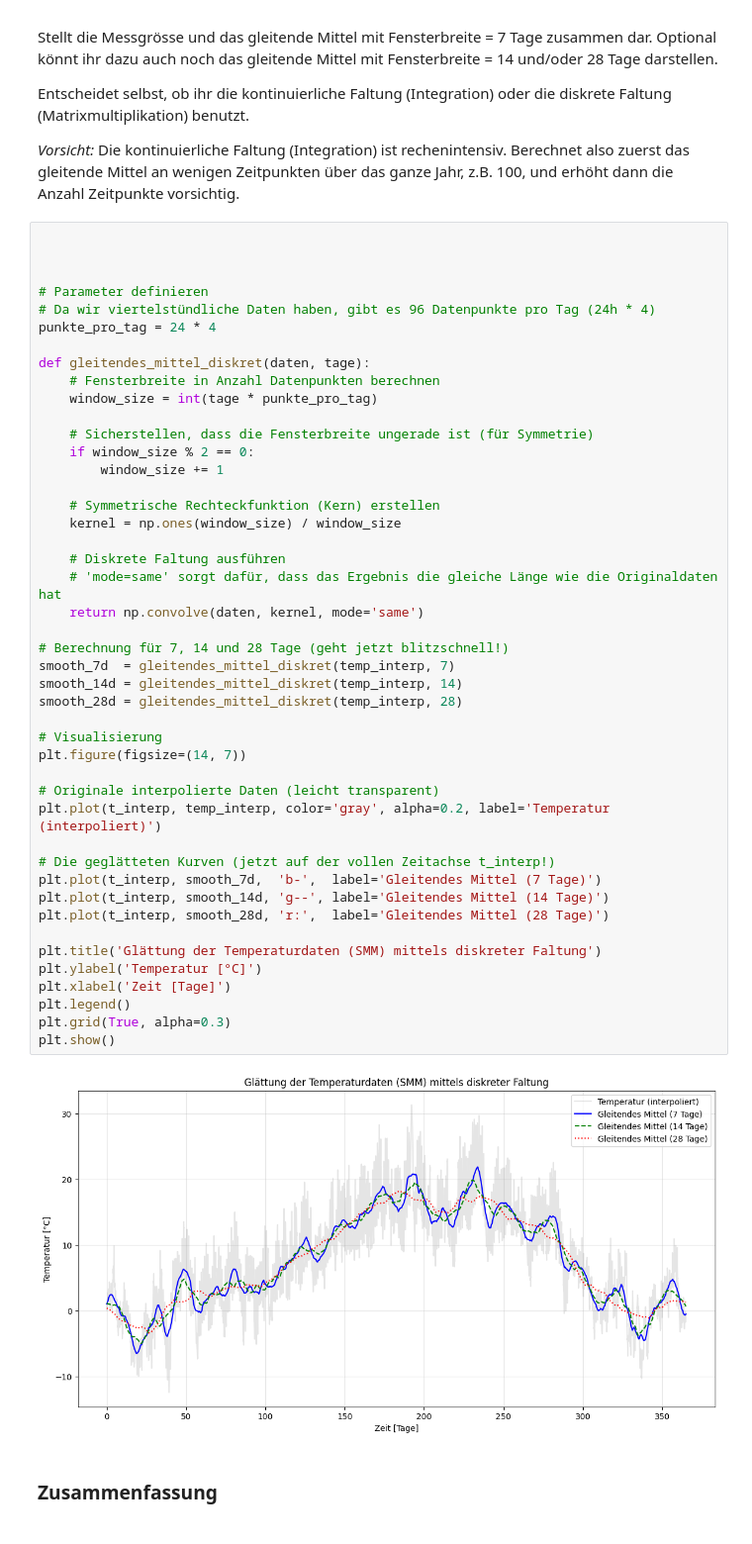
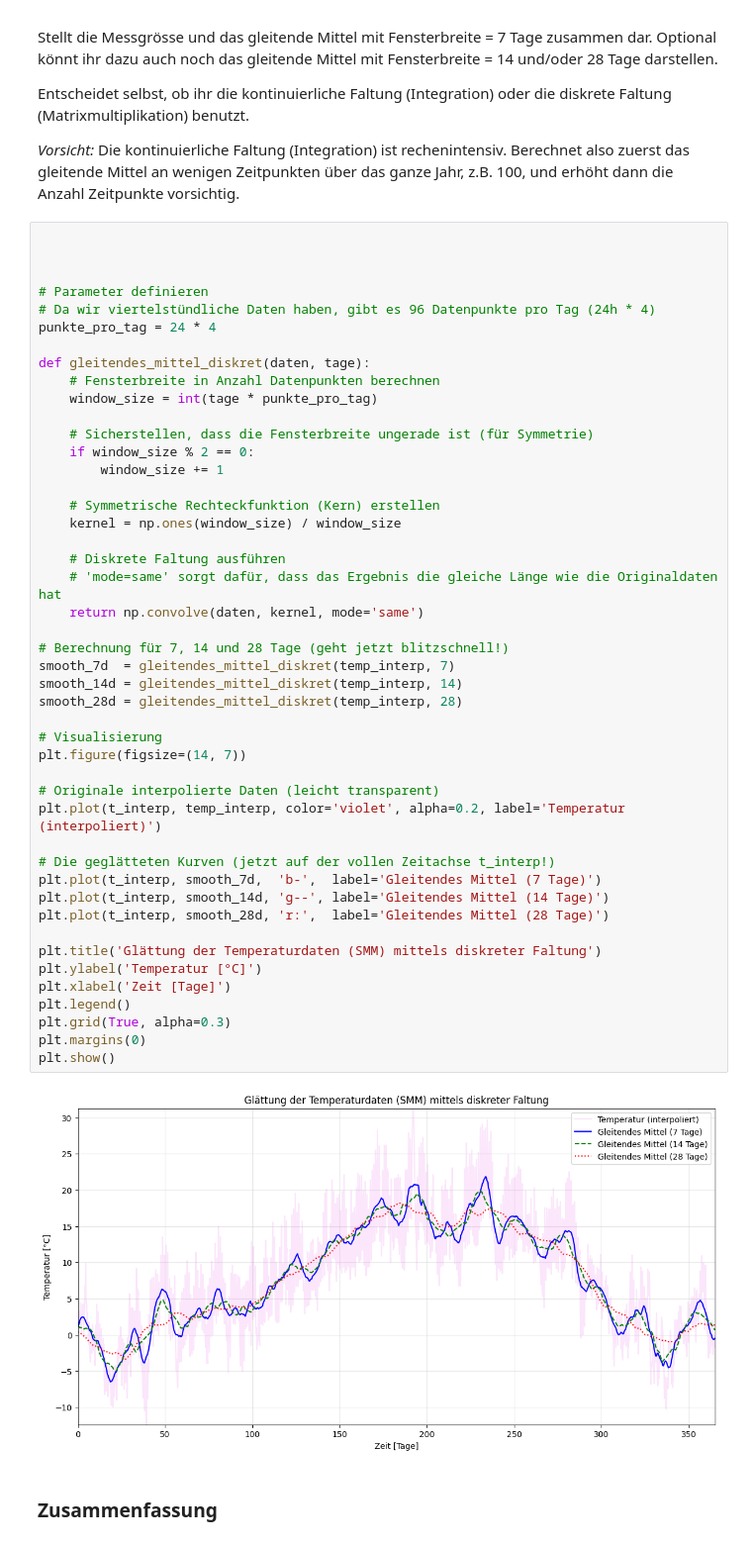
Before and after one commit to Menk1804/NDGS_Projekt_Nico_Menk, a Jupyter notebook: Projekt/Projekt_Vorlage+Aufgaben.ipynb, the cells around one changed output. Shown at 99% size. Cells and saved outputs as stored; diff of their text form.

```diff
--- a/Projekt/Projekt_Vorlage+Aufgaben.ipynb
+++ b/Projekt/Projekt_Vorlage+Aufgaben.ipynb
@@ -442,35 +433,36 @@ def gleitendes_mittel_diskret(daten, tage):
 
     # Symmetrische Rechteckfunktion (Kern) erstellen
     kernel = np.ones(window_size) / window_size
 
     # Diskrete Faltung ausführen
     # 'mode=same' sorgt dafür, dass das Ergebnis die gleiche Länge wie die Originaldaten hat
     return np.convolve(daten, kernel, mode='same')
 
 # Berechnung für 7, 14 und 28 Tage (geht jetzt blitzschnell!)
 smooth_7d  = gleitendes_mittel_diskret(temp_interp, 7)
 smooth_14d = gleitendes_mittel_diskret(temp_interp, 14)
 smooth_28d = gleitendes_mittel_diskret(temp_interp, 28)
 
 # Visualisierung
 plt.figure(figsize=(14, 7))
 
 # Originale interpolierte Daten (leicht transparent)
-plt.plot(t_interp, temp_interp, color='gray', alpha=0.2, label='Temperatur (interpoliert)')
+plt.plot(t_interp, temp_interp, color='violet', alpha=0.2, label='Temperatur (interpoliert)')
 
 # Die geglätteten Kurven (jetzt auf der vollen Zeitachse t_interp!)
 plt.plot(t_interp, smooth_7d,  'b-',  label='Gleitendes Mittel (7 Tage)')
 plt.plot(t_interp, smooth_14d, 'g--', label='Gleitendes Mittel (14 Tage)')
 plt.plot(t_interp, smooth_28d, 'r:',  label='Gleitendes Mittel (28 Tage)')
 
 plt.title('Glättung der Temperaturdaten (SMM) mittels diskreter Faltung')
 plt.ylabel('Temperatur [°C]')
 plt.xlabel('Zeit [Tage]')
 plt.legend()
 plt.grid(True, alpha=0.3)
+plt.margins(0)
 plt.show()
 # %% [output]
-[figure, old version]
+[figure, new version]
 # %% [markdown]
 ### Zusammenfassung
 # %% [markdown]
```
Also changed, not shown: parts of 9 cells of this notebook.
